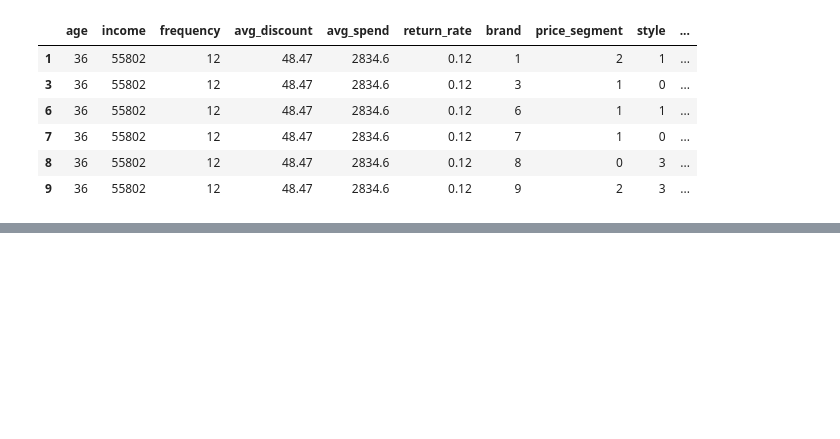
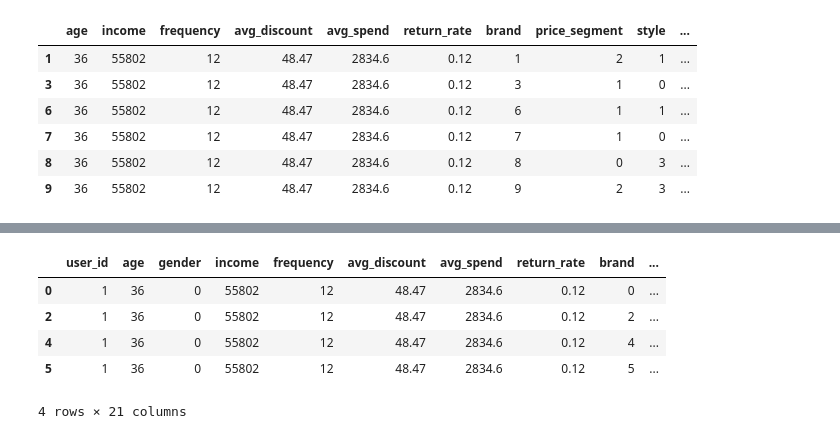
Before and after one commit to EdwinVivek/ML-hands-on-notebooks, a Jupyter notebook: Recommendation Systems/brand_recommendation.ipynb, the cells around one changed output, grey strips where cells are left out. Saved outputs shown, nothing was run; the diff lists cells and outputs as text; code cells hidden in the pictures; blank space fills up the shorter version.

```diff
--- a/Recommendation Systems/brand_recommendation.ipynb
+++ b/Recommendation Systems/brand_recommendation.ipynb
@@ -742,0 +820,9 @@ test[test["user_id"] == 1][ff]
+# %%
+train[train["user_id"] == 1].head(20)
+# %% [output]
+|  | user_id | age | gender | income | frequency | avg_discount | avg_spend | return_rate | brand | ... |
+| 0 | 1 | 36 | 0 | 55802 | 12 | 48.47 | 2834.6 | 0.12 | 0 | ... |
+| 2 | 1 | 36 | 0 | 55802 | 12 | 48.47 | 2834.6 | 0.12 | 2 | ... |
+| 4 | 1 | 36 | 0 | 55802 | 12 | 48.47 | 2834.6 | 0.12 | 4 | ... |
+| 5 | 1 | 36 | 0 | 55802 | 12 | 48.47 | 2834.6 | 0.12 | 5 | ... |
+4 rows × 21 columns
```
Also changed, not shown: parts of 5 cells of this notebook, 4 other files.
